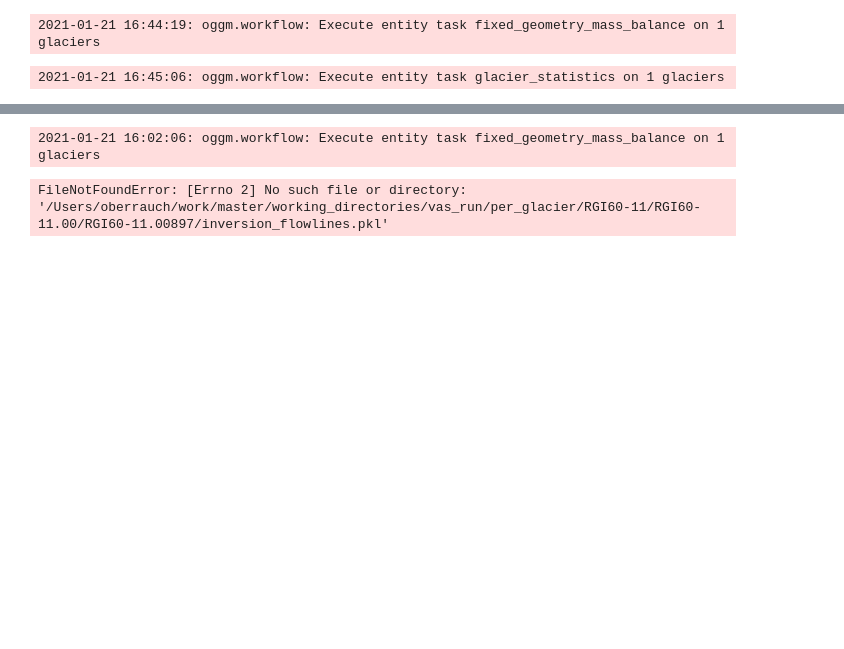
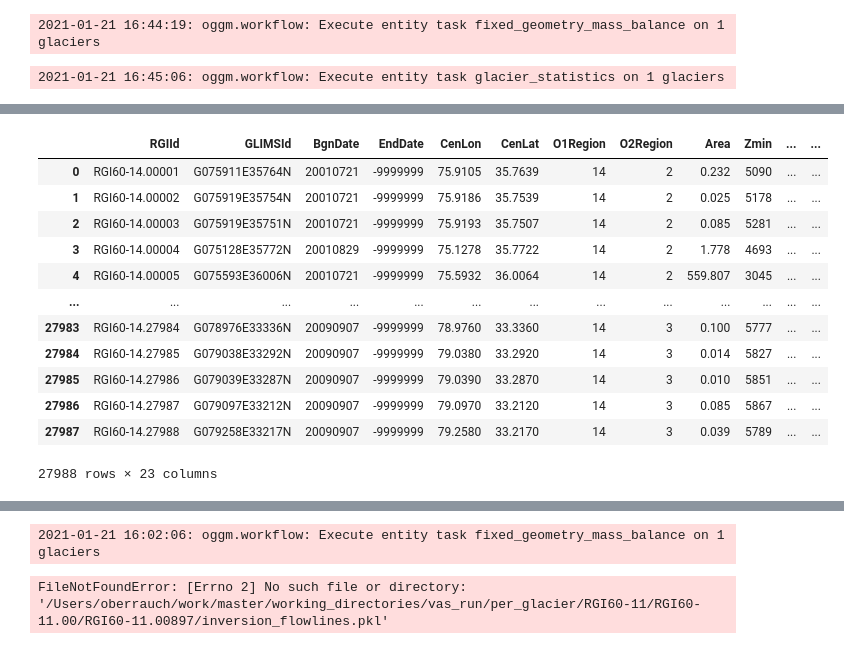
Before and after one commit to oberrauch/vascaling, a Jupyter notebook: notebooks/match_regional_geodetic_mb.ipynb, the cells around one changed output, grey strips where cells are left out. Drawn from its saved outputs; the diff is of its cells as text; code cells hidden in the pictures; blank space fills up the shorter version.

```diff
--- a/notebooks/match_regional_geodetic_mb.ipynb
+++ b/notebooks/match_regional_geodetic_mb.ipynb
@@ -226,0 +308,18 @@ diff = (1 - odf['AREA'].sum() * 1e-6 / ref_area) * 100
+# %%
+rgidf = gpd.read_file(utils.get_rgi_region_file(region='14'))
+# %%
+rgidf
+# %% [output]
+|  | RGIId | GLIMSId | BgnDate | EndDate | CenLon | CenLat | O1Region | O2Region | Area | Zmin | ... | ... |
+| 0 | RGI60-14.00001 | G075911E35764N | 20010721 | -9999999 | 75.9105 | 35.7639 | 14 | 2 | 0.232 | 5090 | ... | ... |
+| 1 | RGI60-14.00002 | G075919E35754N | 20010721 | -9999999 | 75.9186 | 35.7539 | 14 | 2 | 0.025 | 5178 | ... | ... |
+| 2 | RGI60-14.00003 | G075919E35751N | 20010721 | -9999999 | 75.9193 | 35.7507 | 14 | 2 | 0.085 | 5281 | ... | ... |
+| 3 | RGI60-14.00004 | G075128E35772N | 20010829 | -9999999 | 75.1278 | 35.7722 | 14 | 2 | 1.778 | 4693 | ... | ... |
+| 4 | RGI60-14.00005 | G075593E36006N | 20010721 | -9999999 | 75.5932 | 36.0064 | 14 | 2 | 559.807 | 3045 | ... | ... |
+| ... | ... | ... | ... | ... | ... | ... | ... | ... | ... | ... | ... | ... |
+| 27983 | RGI60-14.27984 | G078976E33336N | 20090907 | -9999999 | 78.9760 | 33.3360 | 14 | 3 | 0.100 | 5777 | ... | ... |
+| 27984 | RGI60-14.27985 | G079038E33292N | 20090907 | -9999999 | 79.0380 | 33.2920 | 14 | 3 | 0.014 | 5827 | ... | ... |
+| 27985 | RGI60-14.27986 | G079039E33287N | 20090907 | -9999999 | 79.0390 | 33.2870 | 14 | 3 | 0.010 | 5851 | ... | ... |
+| 27986 | RGI60-14.27987 | G079097E33212N | 20090907 | -9999999 | 79.0970 | 33.2120 | 14 | 3 | 0.085 | 5867 | ... | ... |
+| 27987 | RGI60-14.27988 | G079258E33217N | 20090907 | -9999999 | 79.2580 | 33.2170 | 14 | 3 | 0.039 | 5789 | ... | ... |
+27988 rows × 23 columns
```
Also changed, not shown: parts of 28 cells of this notebook, 6 other files.
